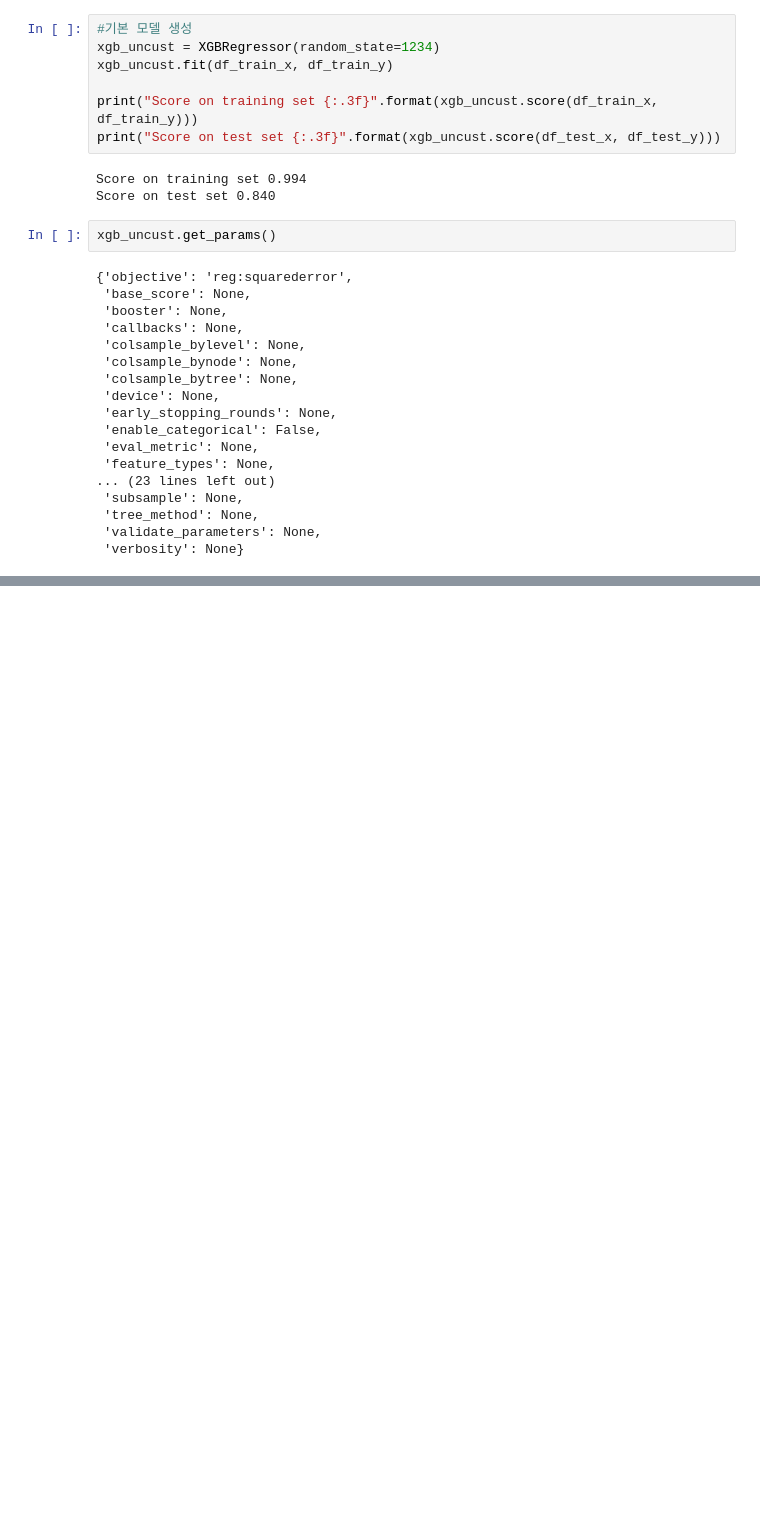
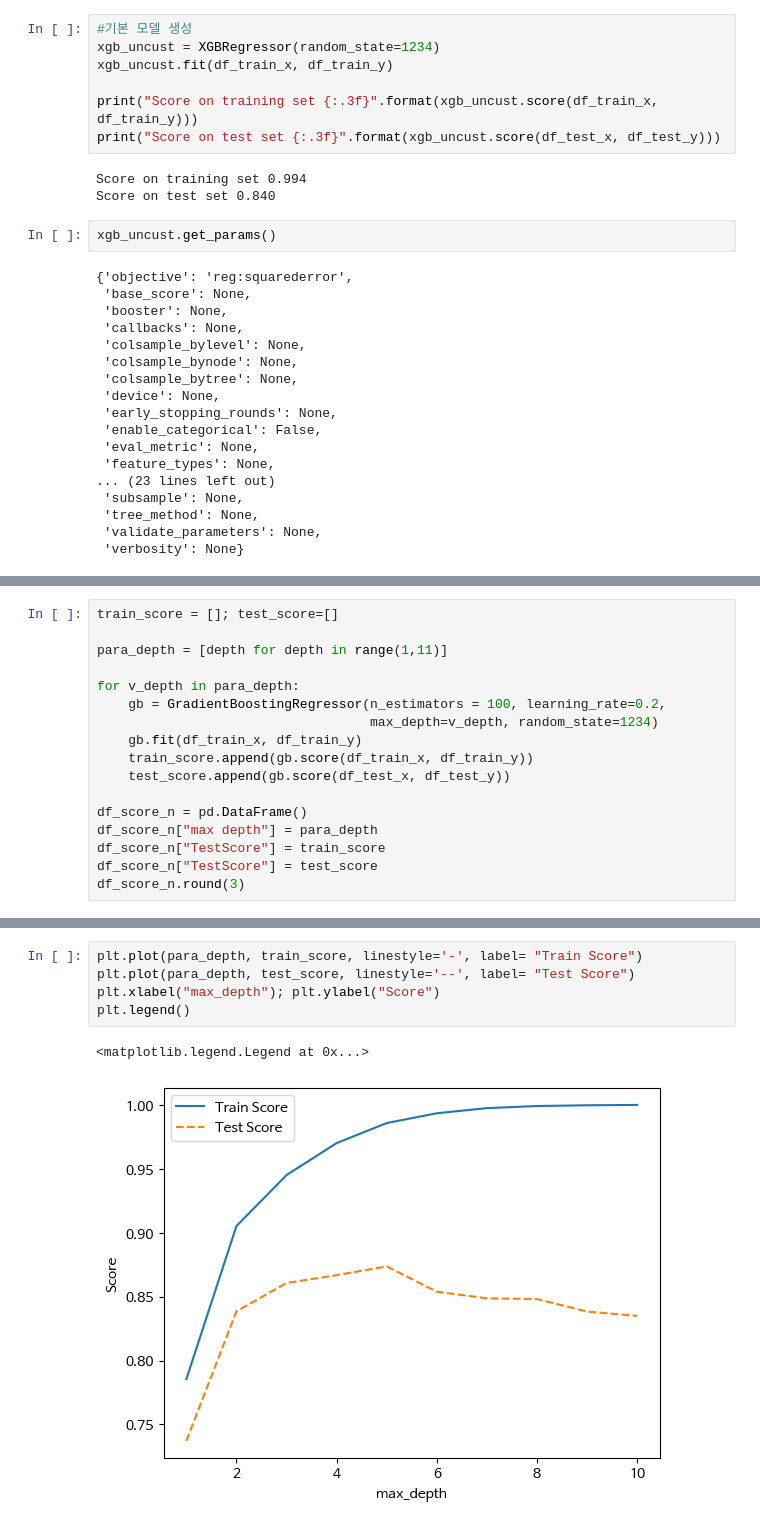
Before and after one commit to b4b4b4b4seo/POSCO-AI24B4, a Jupyter notebook: EDA완료, 모델링 필요.ipynb, the cells around one changed output, grey strips where cells are left out. Cells and saved outputs as stored; diff of their text form; blank space fills up the shorter version.

```diff
--- a/EDA완료, 모델링 필요.ipynb
+++ b/EDA완료, 모델링 필요.ipynb
@@ -1533,0 +1615,17 @@ xgb_uncust.get_params()
+# %%
+train_score = []; test_score=[]
+
+para_depth = [depth for depth in range(1,11)]
+
+for v_depth in para_depth:
+    gb = GradientBoostingRegressor(n_estimators = 100, learning_rate=0.2,
+                                   max_depth=v_depth, random_state=1234)
+    gb.fit(df_train_x, df_train_y)
+    train_score.append(gb.score(df_train_x, df_train_y))
+    test_score.append(gb.score(df_test_x, df_test_y))
+
+df_score_n = pd.DataFrame()
+df_score_n["max depth"] = para_depth
+df_score_n["TestScore"] = train_score
+df_score_n["TestScore"] = test_score
+df_score_n.round(3)
@@ -1533,0 +1644,8 @@ xgb_uncust.get_params()
+# %%
+plt.plot(para_depth, train_score, linestyle='-', label= "Train Score")
+plt.plot(para_depth, test_score, linestyle='--', label= "Test Score")
+plt.xlabel("max_depth"); plt.ylabel("Score")
+plt.legend()
+# %% [output]
+<matplotlib.legend.Legend at 0x...>
+[figure, added]
```
Also changed, not shown: parts of 18 cells of this notebook.
